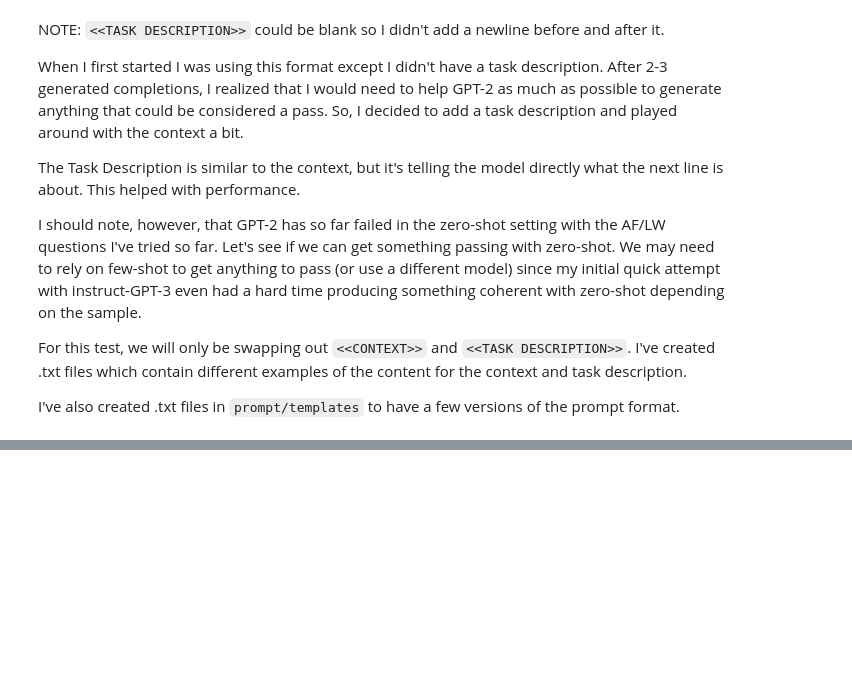
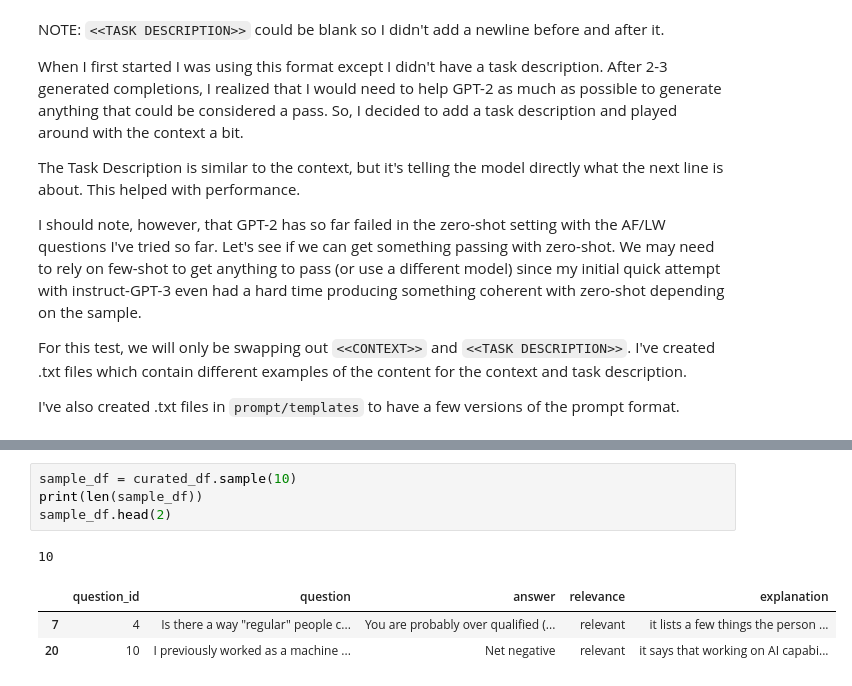
Before and after one commit to JayThibs/aligning-language-models, a Jupyter notebook: gpt_alignment.ipynb, the cells around one changed output, grey strips where cells are left out. Drawn from its saved outputs; the diff is of its cells as text; blank space fills up the shorter version.

```diff
--- a/gpt_alignment.ipynb
+++ b/gpt_alignment.ipynb
@@ -845,0 +869,9 @@ Another thing I want to try is to add replace "This answer is relevant because"
+# %%
+sample_df = curated_df.sample(10)
+print(len(sample_df))
+sample_df.head(2)
+# %% [output]
+10
+|  | question_id | question | answer | relevance | explanation |
+| 7 | 4 | Is there a way "regular" people c... | You are probably over qualified (... | relevant | it lists a few things the person ... |
+| 20 | 10 | I previously worked as a machine ... | Net negative | relevant | it says that working on AI capabi... |
```
Also changed, not shown: parts of 6 cells of this notebook, 4 other files.
